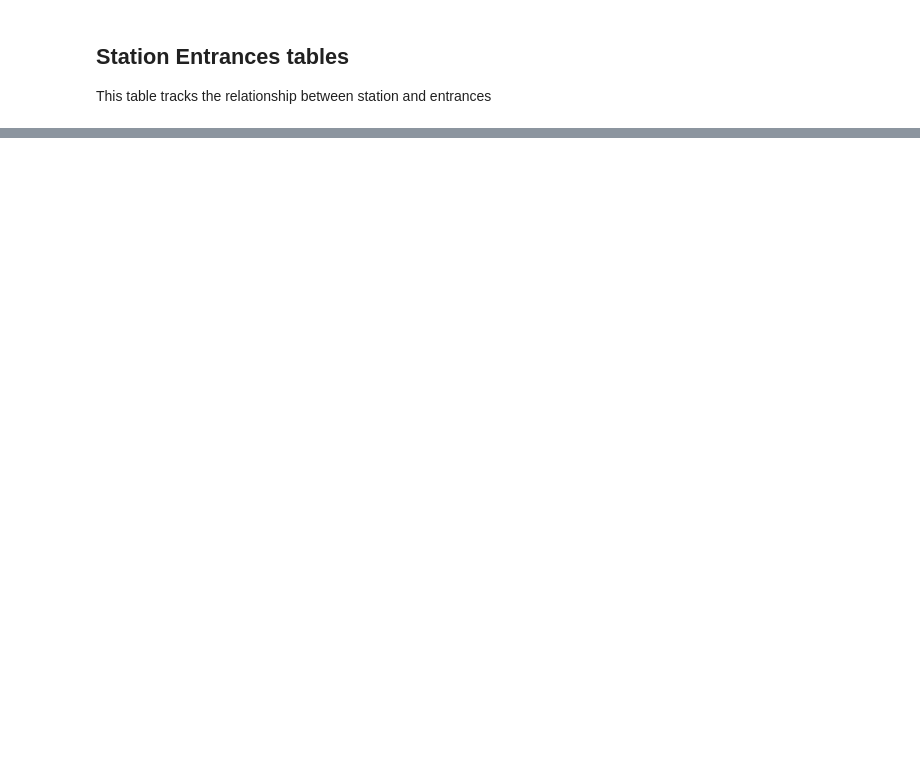
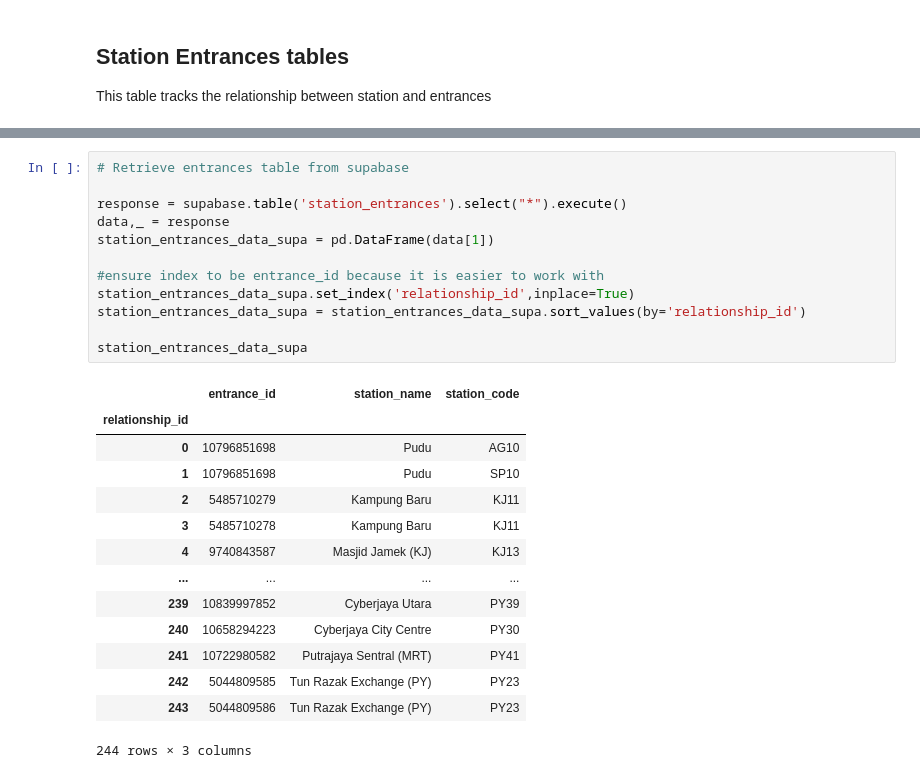
Before and after one commit to nabilersyad/transit-stations-database, a Jupyter notebook: 5_csv2supabase.ipynb, the cells around one changed output, grey strips where cells are left out. Saved outputs shown, nothing was run; the diff lists cells and outputs as text; blank space fills up the shorter version.

```diff
--- a/5_csv2supabase.ipynb
+++ b/5_csv2supabase.ipynb
@@ -385,0 +474,27 @@ station_entrances_data = pd.read_csv(os.path.join(cleansed_data_directory, clean
+# %%
+# Retrieve entrances table from supabase
+
+response = supabase.table('station_entrances').select("*").execute()
+data,_ = response
+station_entrances_data_supa = pd.DataFrame(data[1])
+
+#ensure index to be entrance_id because it is easier to work with
+station_entrances_data_supa.set_index('relationship_id',inplace=True)
+station_entrances_data_supa = station_entrances_data_supa.sort_values(by='relationship_id')
+
+station_entrances_data_supa
+# %% [output]
+|  | entrance_id | station_name | station_code |
+| relationship_id |  |  |  |
+| 0 | 10796851698 | Pudu | AG10 |
+| 1 | 10796851698 | Pudu | SP10 |
+| 2 | 5485710279 | Kampung Baru | KJ11 |
+| 3 | 5485710278 | Kampung Baru | KJ11 |
+| 4 | 9740843587 | Masjid Jamek (KJ) | KJ13 |
+| ... | ... | ... | ... |
+| 239 | 10839997852 | Cyberjaya Utara | PY39 |
+| 240 | 10658294223 | Cyberjaya City Centre | PY30 |
+| 241 | 10722980582 | Putrajaya Sentral (MRT) | PY41 |
+| 242 | 5044809585 | Tun Razak Exchange (PY) | PY23 |
+| 243 | 5044809586 | Tun Razak Exchange (PY) | PY23 |
+244 rows × 3 columns
```
Also changed, not shown: parts of 58 cells of this notebook, 1 other file.
